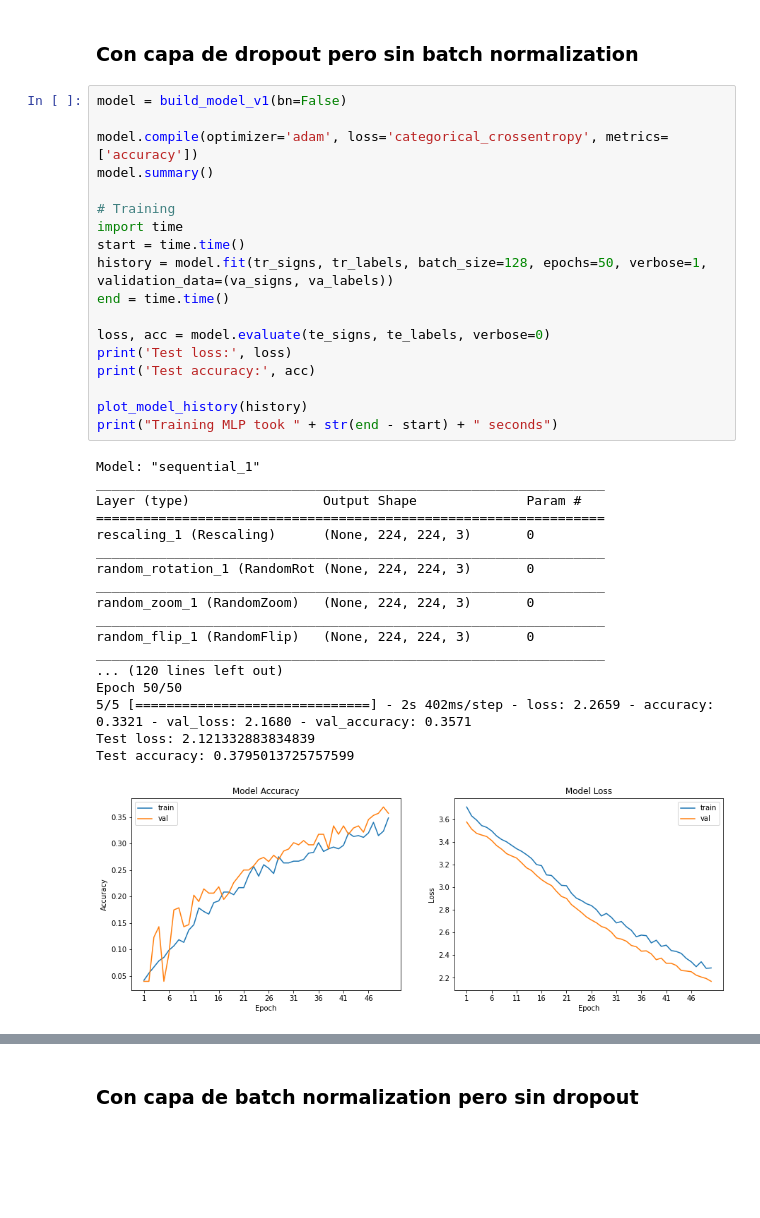
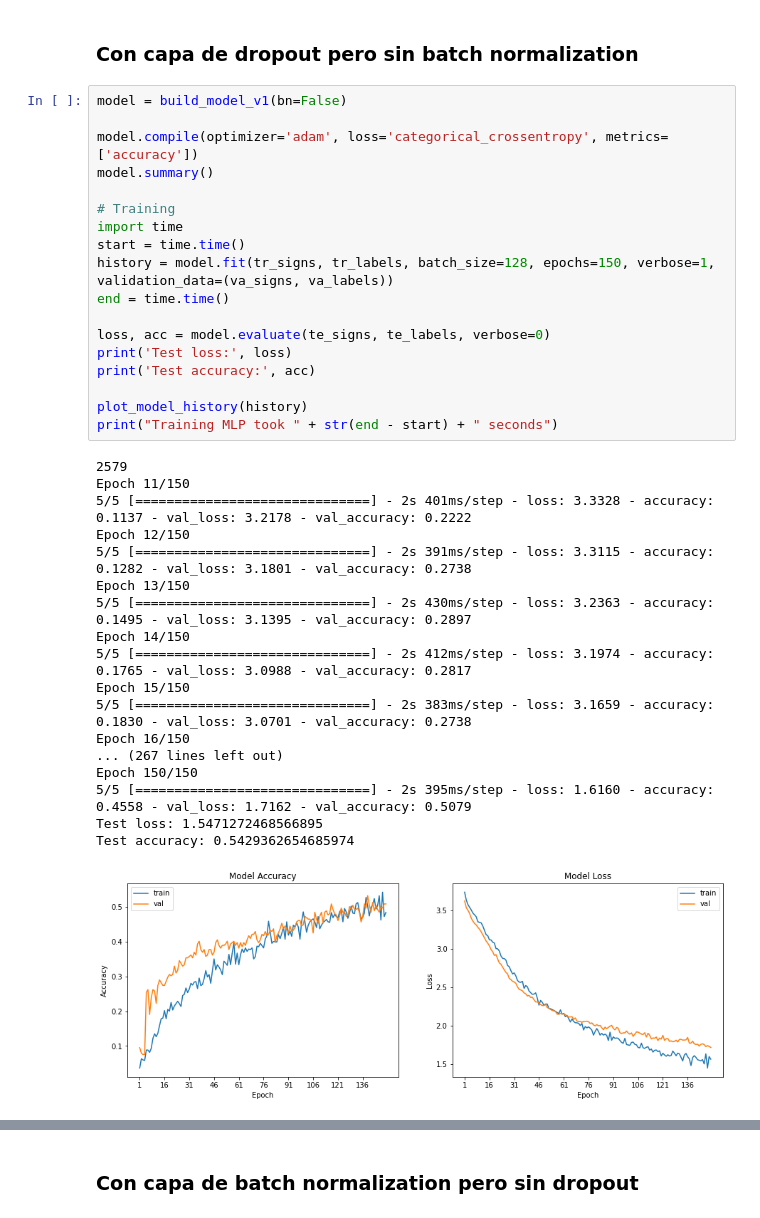
Before and after one commit to themrcesi/ComputerVision, a Jupyter notebook: Práctica4/senales_final.ipynb, the cells around one changed output, grey strips where cells are left out. Saved outputs shown, nothing was run; the diff lists cells and outputs as text; blank space fills up the shorter version.

```diff
--- a/Práctica4/senales_final.ipynb
+++ b/Práctica4/senales_final.ipynb
@@ -355,37 +355,37 @@ Training MLP took 110.7552490234375 seconds
 # %%
 model = build_model_v1(bn=False)
 
 model.compile(optimizer='adam', loss='categorical_crossentropy', metrics=['accuracy'])
 model.summary()
 
 # Training
 import time
 start = time.time()
-history = model.fit(tr_signs, tr_labels, batch_size=128, epochs=50, verbose=1, validation_data=(va_signs, va_labels))
+history = model.fit(tr_signs, tr_labels, batch_size=128, epochs=150, verbose=1, validation_data=(va_signs, va_labels))
 end = time.time()
 
 loss, acc = model.evaluate(te_signs, te_labels, verbose=0)
 print('Test loss:', loss)
 print('Test accuracy:', acc)
 
 plot_model_history(history)
 print("Training MLP took " + str(end - start) + " seconds")
 # %% [output]
-Model: "sequential_1"
-_________________________________________________________________
-Layer (type)                 Output Shape              Param #
-=================================================================
-rescaling_1 (Rescaling)      (None, 224, 224, 3)       0
-_________________________________________________________________
-random_rotation_1 (RandomRot (None, 224, 224, 3)       0
-_________________________________________________________________
-random_zoom_1 (RandomZoom)   (None, 224, 224, 3)       0
-_________________________________________________________________
-random_flip_1 (RandomFlip)   (None, 224, 224, 3)       0
-_________________________________________________________________
-... (120 lines left out)
-Epoch 50/50
-5/5 [==============================] - 2s 402ms/step - loss: 2.2659 - accuracy: 0.3321 - val_loss: 2.1680 - val_accuracy: 0.3571
-Test loss: 2.121332883834839
-Test accuracy: 0.3795013725757599
+2579
+Epoch 11/150
+5/5 [==============================] - 2s 401ms/step - loss: 3.3328 - accuracy: 0.1137 - val_loss: 3.2178 - val_accuracy: 0.2222
+Epoch 12/150
+5/5 [==============================] - 2s 391ms/step - loss: 3.3115 - accuracy: 0.1282 - val_loss: 3.1801 - val_accuracy: 0.2738
+Epoch 13/150
+5/5 [==============================] - 2s 430ms/step - loss: 3.2363 - accuracy: 0.1495 - val_loss: 3.1395 - val_accuracy: 0.2897
+Epoch 14/150
+5/5 [==============================] - 2s 412ms/step - loss: 3.1974 - accuracy: 0.1765 - val_loss: 3.0988 - val_accuracy: 0.2817
+Epoch 15/150
+5/5 [==============================] - 2s 383ms/step - loss: 3.1659 - accuracy: 0.1830 - val_loss: 3.0701 - val_accuracy: 0.2738
+Epoch 16/150
+... (267 lines left out)
+Epoch 150/150
+5/5 [==============================] - 2s 395ms/step - loss: 1.6160 - accuracy: 0.4558 - val_loss: 1.7162 - val_accuracy: 0.5079
+Test loss: 1.5471272468566895
+Test accuracy: 0.5429362654685974
-[figure, old version]
+[figure, new version]
```
Also changed, not shown: parts of 12 cells of this notebook.
